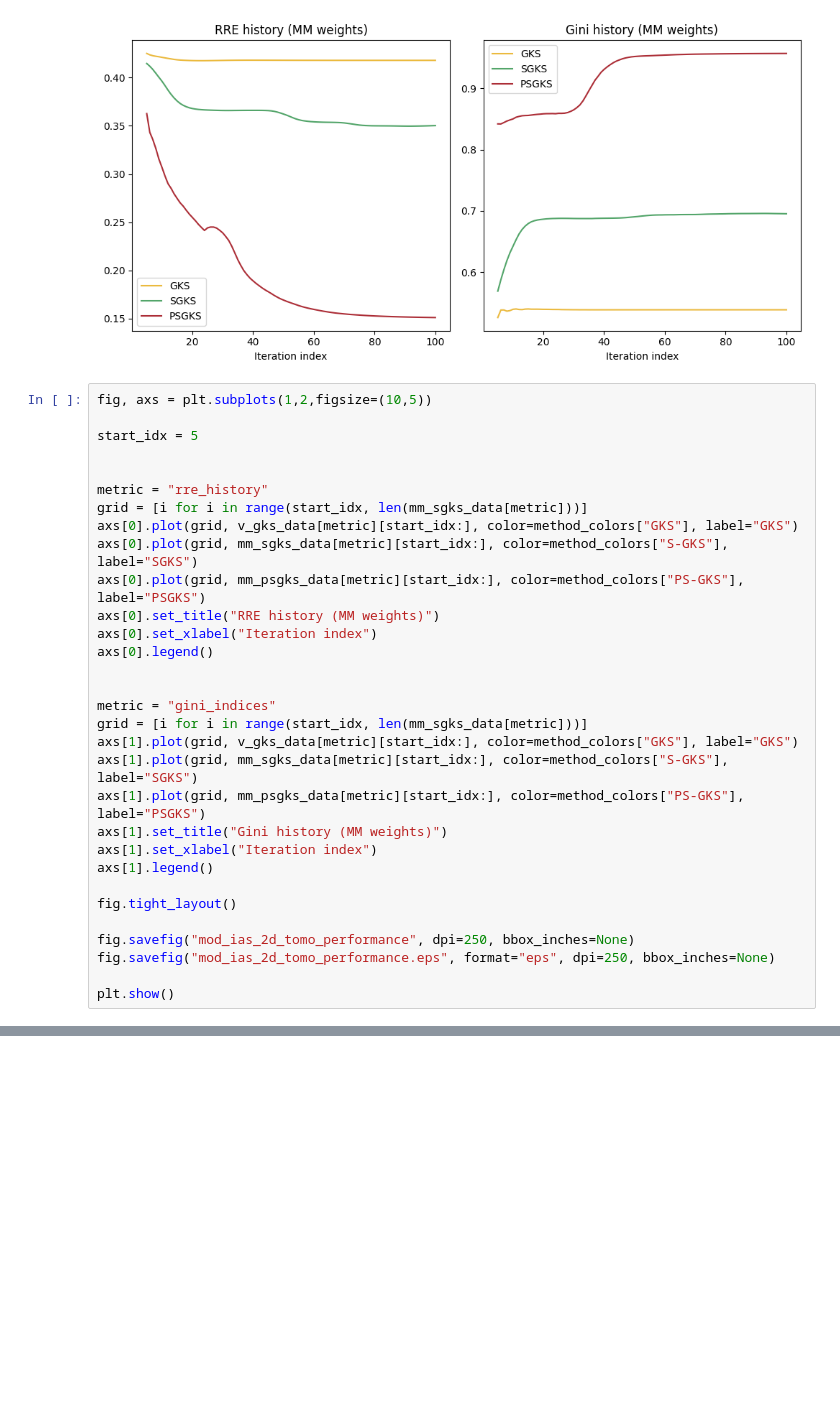
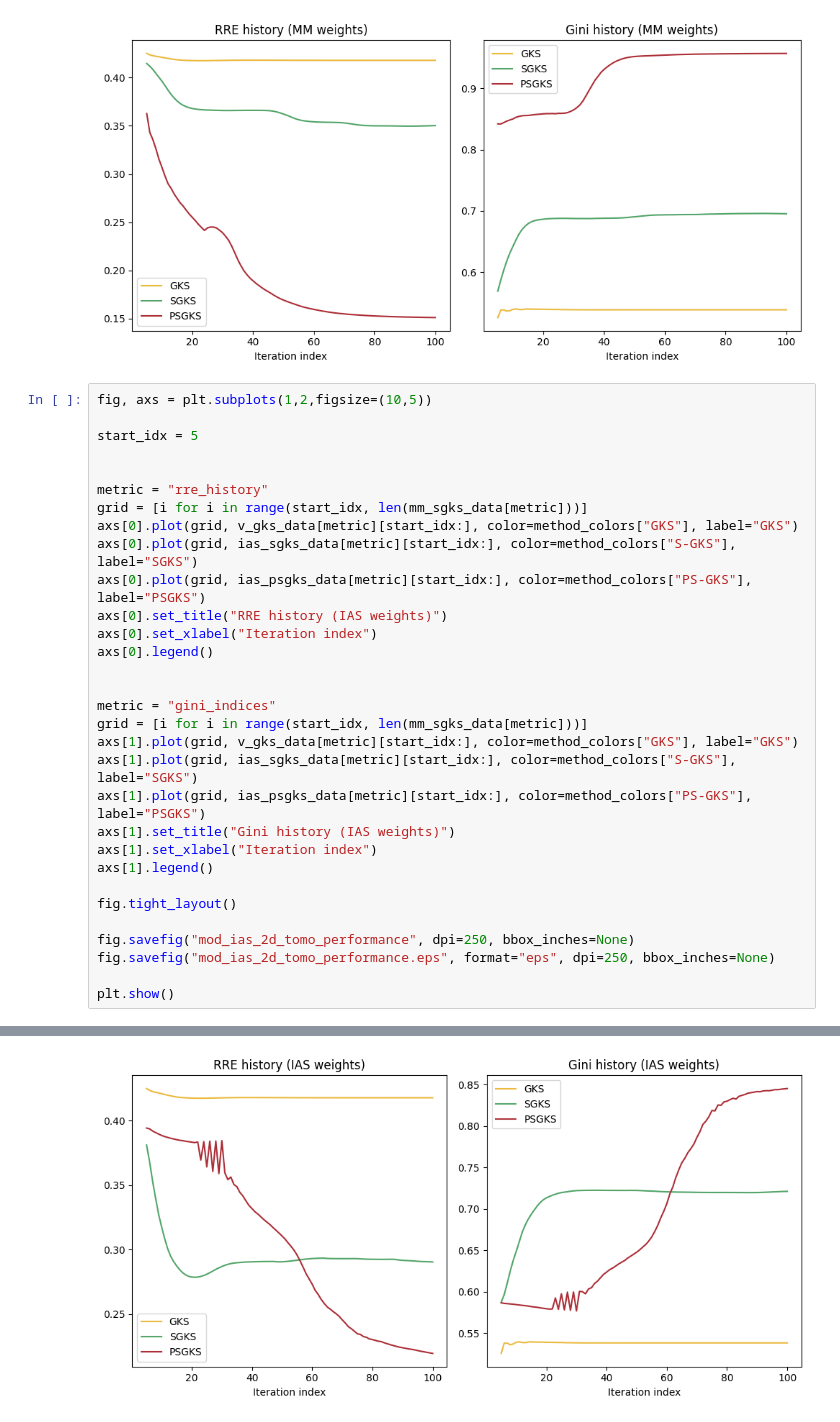
Before and after one commit to mpasha3/IRLS_prec_GSBL, a Jupyter notebook: paper_examples/2d_tomo_shepp/2d_tomo_shepp.ipynb, the cells around one changed output, grey strips where cells are left out. Cells and saved outputs as stored; diff of their text form; blank space fills up the shorter version.

```diff
--- a/paper_examples/2d_tomo_shepp/2d_tomo_shepp.ipynb
+++ b/paper_examples/2d_tomo_shepp/2d_tomo_shepp.ipynb
@@ -1846,9 +1846,9 @@ start_idx = 5
 metric = "rre_history"
 grid = [i for i in range(start_idx, len(mm_sgks_data[metric]))]
 axs[0].plot(grid, v_gks_data[metric][start_idx:], color=method_colors["GKS"], label="GKS")
-axs[0].plot(grid, mm_sgks_data[metric][start_idx:], color=method_colors["S-GKS"], label="SGKS")
-axs[0].plot(grid, mm_psgks_data[metric][start_idx:], color=method_colors["PS-GKS"], label="PSGKS")
-axs[0].set_title("RRE history (MM weights)")
+axs[0].plot(grid, ias_sgks_data[metric][start_idx:], color=method_colors["S-GKS"], label="SGKS")
+axs[0].plot(grid, ias_psgks_data[metric][start_idx:], color=method_colors["PS-GKS"], label="PSGKS")
+axs[0].set_title("RRE history (IAS weights)")
 axs[0].set_xlabel("Iteration index")
 axs[0].legend()
 
@@ -1856,9 +1856,9 @@ axs[0].legend()
 metric = "gini_indices"
 grid = [i for i in range(start_idx, len(mm_sgks_data[metric]))]
 axs[1].plot(grid, v_gks_data[metric][start_idx:], color=method_colors["GKS"], label="GKS")
-axs[1].plot(grid, mm_sgks_data[metric][start_idx:], color=method_colors["S-GKS"], label="SGKS")
-axs[1].plot(grid, mm_psgks_data[metric][start_idx:], color=method_colors["PS-GKS"], label="PSGKS")
-axs[1].set_title("Gini history (MM weights)")
+axs[1].plot(grid, ias_sgks_data[metric][start_idx:], color=method_colors["S-GKS"], label="SGKS")
+axs[1].plot(grid, ias_psgks_data[metric][start_idx:], color=method_colors["PS-GKS"], label="PSGKS")
+axs[1].set_title("Gini history (IAS weights)")
 axs[1].set_xlabel("Iteration index")
 axs[1].legend()
 
@@ -1868,3 +1868,4 @@ fig.savefig("mod_ias_2d_tomo_performance", dpi=250, bbox_inches=None)
 fig.savefig("mod_ias_2d_tomo_performance.eps", format="eps", dpi=250, bbox_inches=None)
 
 plt.show()
+# %% [output]
@@ -1870,0 +1873 @@ plt.show()
+[figure, added]
```
Also changed, not shown: parts of 1 cell of this notebook.
